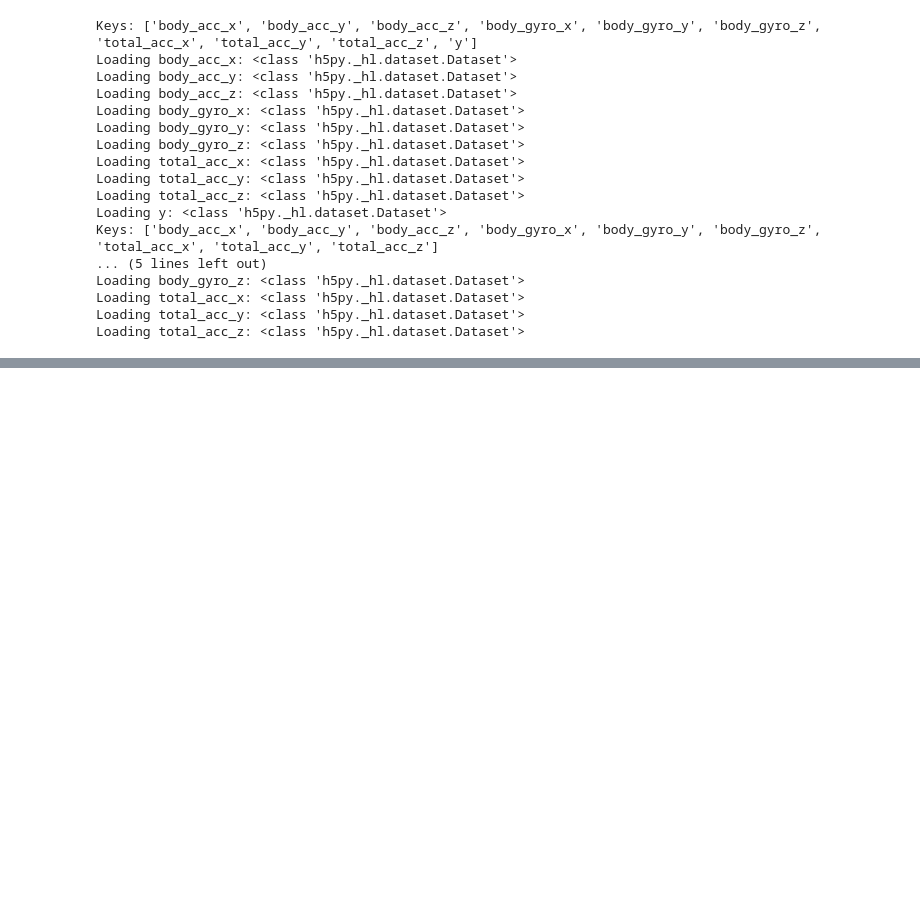
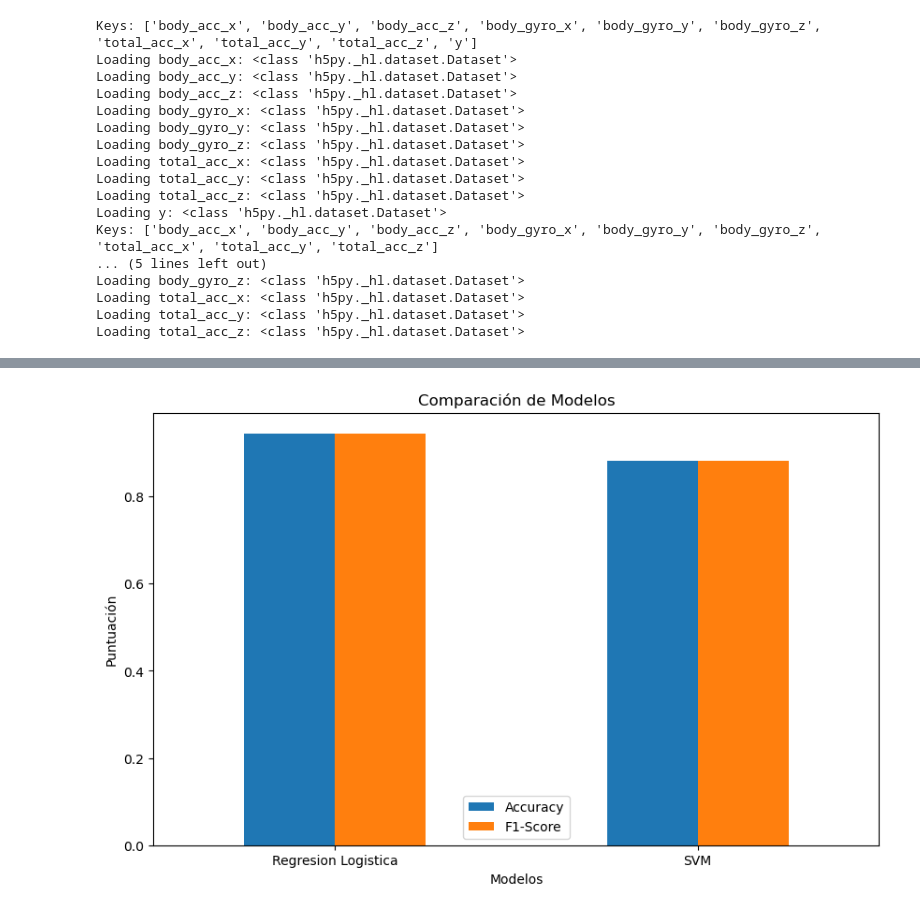
Before and after one commit to JLeandroJM/Project2_MachineL, a Jupyter notebook: leandro.ipynb, the cells around one changed output, grey strips where cells are left out. Cells and saved outputs as stored; diff of their text form; code cells hidden in the pictures; blank space fills up the shorter version.

```diff
--- a/leandro.ipynb
+++ b/leandro.ipynb
@@ -187,0 +165,17 @@ Classification Report:
+# %%
+# Comparar los Modelos
+metrics_df = pd.DataFrame({
+    'Accuracy': accuracy_scores,
+    'F1-Score': f1_scores
+})
+
+metrics_df.plot(kind='bar', figsize=(10, 6))
+plt.title('Comparación de Modelos')
+plt.xlabel('Modelos')
+plt.ylabel('Puntuación')
+plt.xticks(rotation=0)
+plt.legend(loc='best')
+plt.grid(False)
+plt.show()
+# %% [output]
+[figure, added]
```
Also changed, not shown: parts of 22 cells of this notebook, 2 other files.
